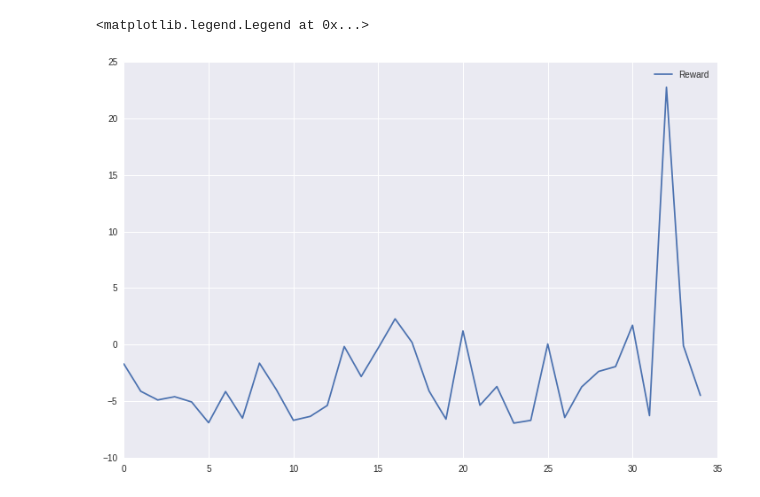
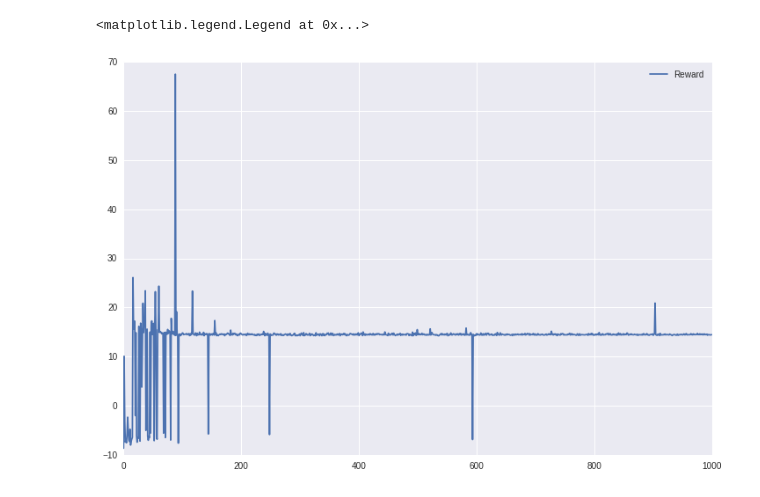
Before and after one commit to bcaine/maddux, a Jupyter notebook: experiments/notebooks/arm_planning.ipynb, the cells around one changed output. Cells and saved outputs as stored; diff of their text form; code cells hidden in the pictures.

```diff
--- a/experiments/notebooks/arm_planning.ipynb
+++ b/experiments/notebooks/arm_planning.ipynb
@@ -24,7 +24,7 @@ print(LOG_DIR)
 SAVE_DIR = "/home/colin/robots/maddux/saved_experiments"
 # %%
 #game = SimpleRewardPlanning(get_easy_environment())
-game = Planning(get_hard_environment())
+game = Planning(get_easy_environment())
 # %%
 # Tensorflow business - it is always good to reset a graph before creating a new controller.
 tf.reset_default_graph()
@@ -67,14 +67,14 @@ iterations_needed = []
 total_rewards = []
 
 try:
-    for game_idx in range(3000):
+    for game_idx in range(5000):
         current_random_prob = current_controller.random_action_probability
-        update_random_prob = game_idx != 0 and game_idx % 100 == 0 and current_random_prob > 0.01
-        if update_random_prob:
+        update_random_prob = game_idx != 0 and game_idx % 200 == 0
+        if update_random_prob and 0.01 < current_random_prob <= 0.1:
             current_controller.random_action_probability = current_random_prob - 0.01
-        game = SimpleRewardPlanning(get_easy_environment())
-        game = Planning(get_hard_environment())
-        game_iterations = 0
+        elif update_random_prob and 0.1 < current_random_prob:
+             current_controller.random_action_probability = current_random_prob - 0.1
+        game = Planning(get_easy_environment())
 
         observation = game.observe()
         while not game.is_over():
@@ -84,12 +84,12 @@ try:
             current_controller.store(observation, action, reward, new_observation)
             current_controller.training_step()
             observation = new_observation
-            game_iterations += 1
+            game.iterations += 1
         total_rewards.append(sum(game.collected_rewards))
-        iterations_needed.append(game_iterations)
+        iterations_needed.append(game.iterations)
         rewards = []
         if game_idx % 50 == 0:
-            print "\rGame %d:\nIterations before end: %d." % (game_idx, game_iterations)
+            print "\rGame %d:\nIterations before end: %d." % (game_idx, game.iterations)
             if game.collected_rewards[-1] == 10:
                 print "Hit target!"
             print "Total Rewards: %s\n" % (sum(game.collected_rewards))
@@ -107,11 +119,11 @@ Interrupted
 # %%
 plt.figure(figsize=(12, 8))
 
-plt.plot(total_rewards, label='Reward')
+plt.plot(total_rewards[0:1000], label='Reward')
 plt.legend()
 # %% [output]
 <matplotlib.legend.Legend at 0x...>
-[figure, old version]
+[figure, new version]
 # %%
 plt.figure(figsize=(12, 12))
 sns.jointplot(np.array(iterations_needed), np.array(total_rewards))
```
Also changed, not shown: parts of 5 cells of this notebook, 6 other files.
